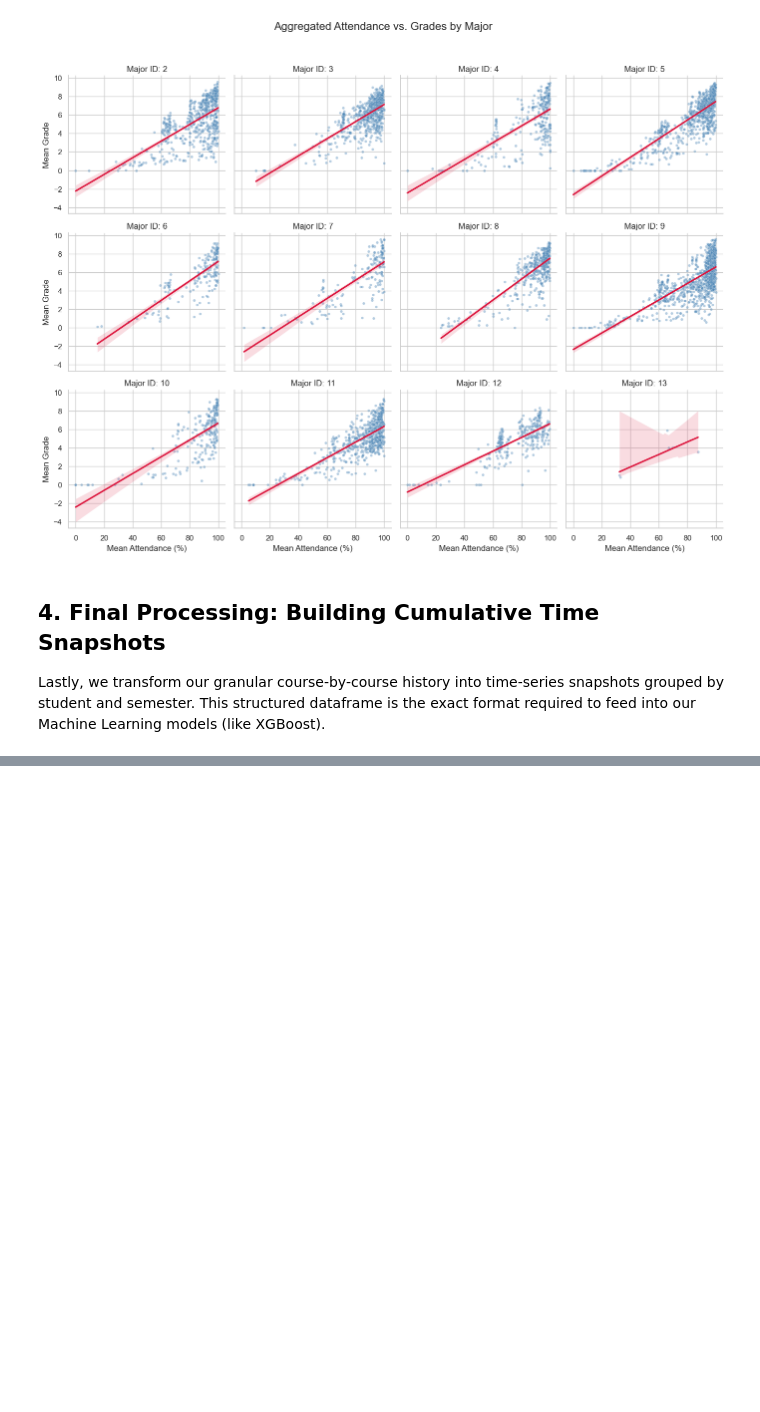
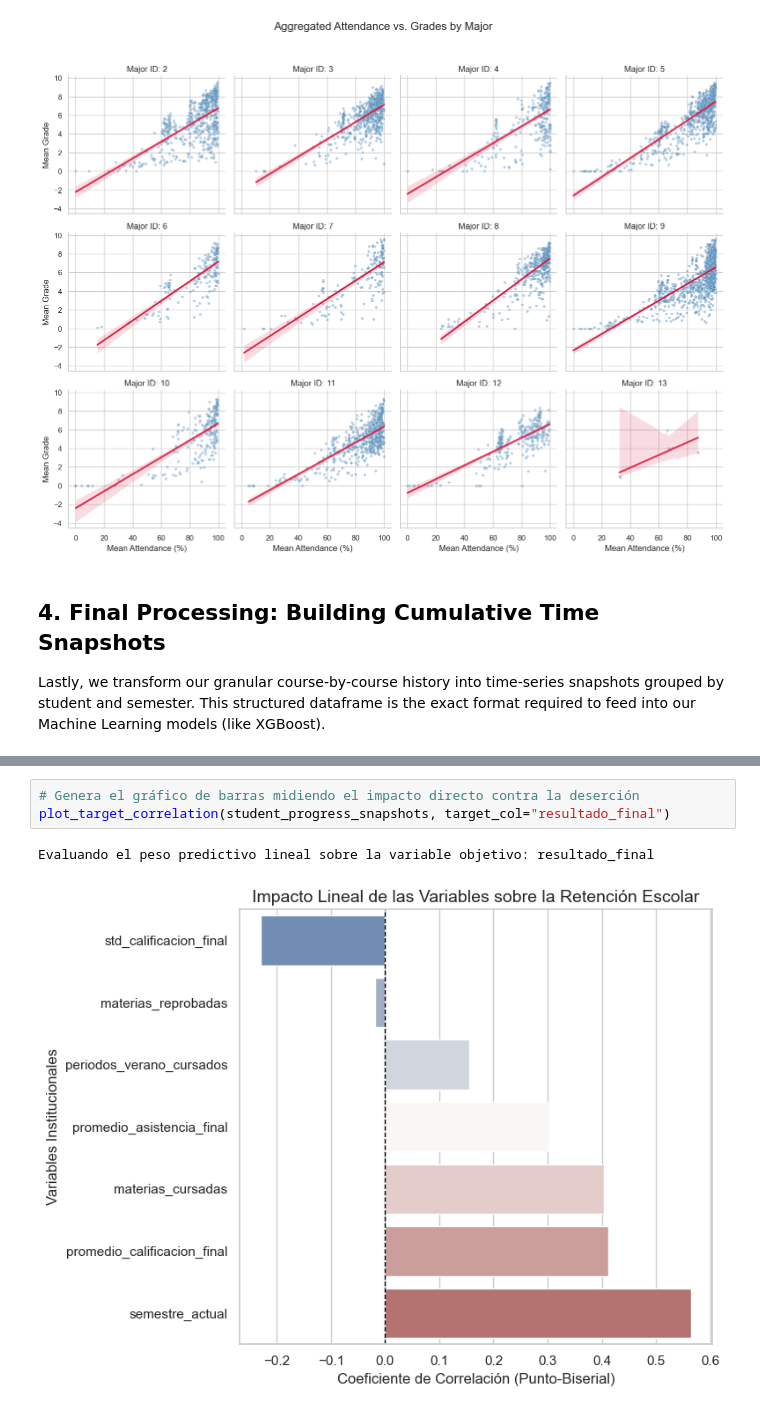
Before and after one commit to Yaki-55/academic_performance_analysis, a Jupyter notebook: notebooks/eda_exploration.ipynb, the cells around one changed output, grey strips where cells are left out. Cells and saved outputs as stored; diff of their text form; blank space fills up the shorter version.

```diff
--- a/notebooks/eda_exploration.ipynb
+++ b/notebooks/eda_exploration.ipynb
@@ -112,0 +138,6 @@ Features ready for Machine Learning optimization:
+# %%
+# Genera el gráfico de barras midiendo el impacto directo contra la deserción
+plot_target_correlation(student_progress_snapshots, target_col="resultado_final")
+# %% [output]
+Evaluando el peso predictivo lineal sobre la variable objetivo: resultado_final
+[figure, added]
```
Also changed, not shown: parts of 9 cells of this notebook, 2 other files.
